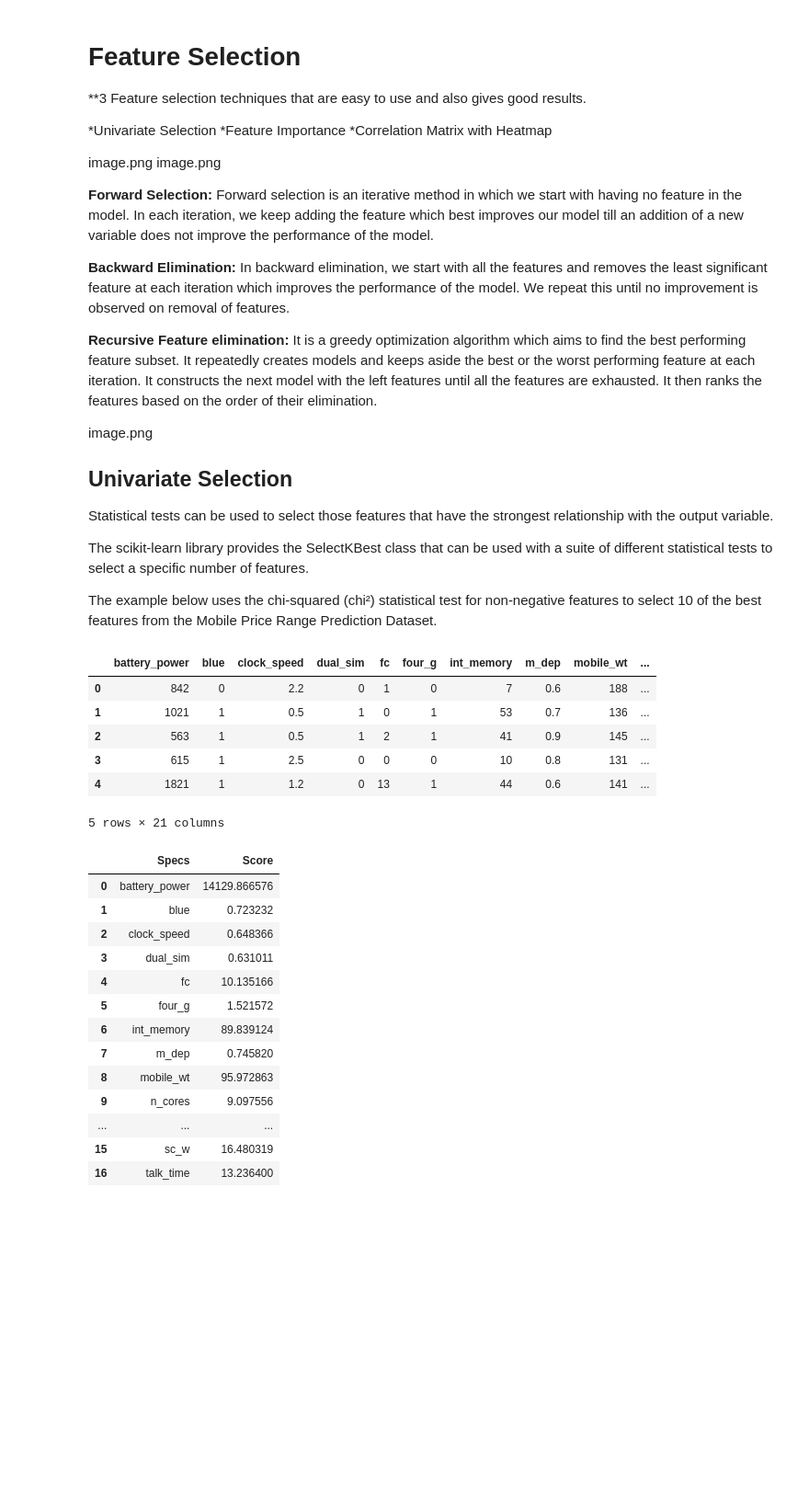
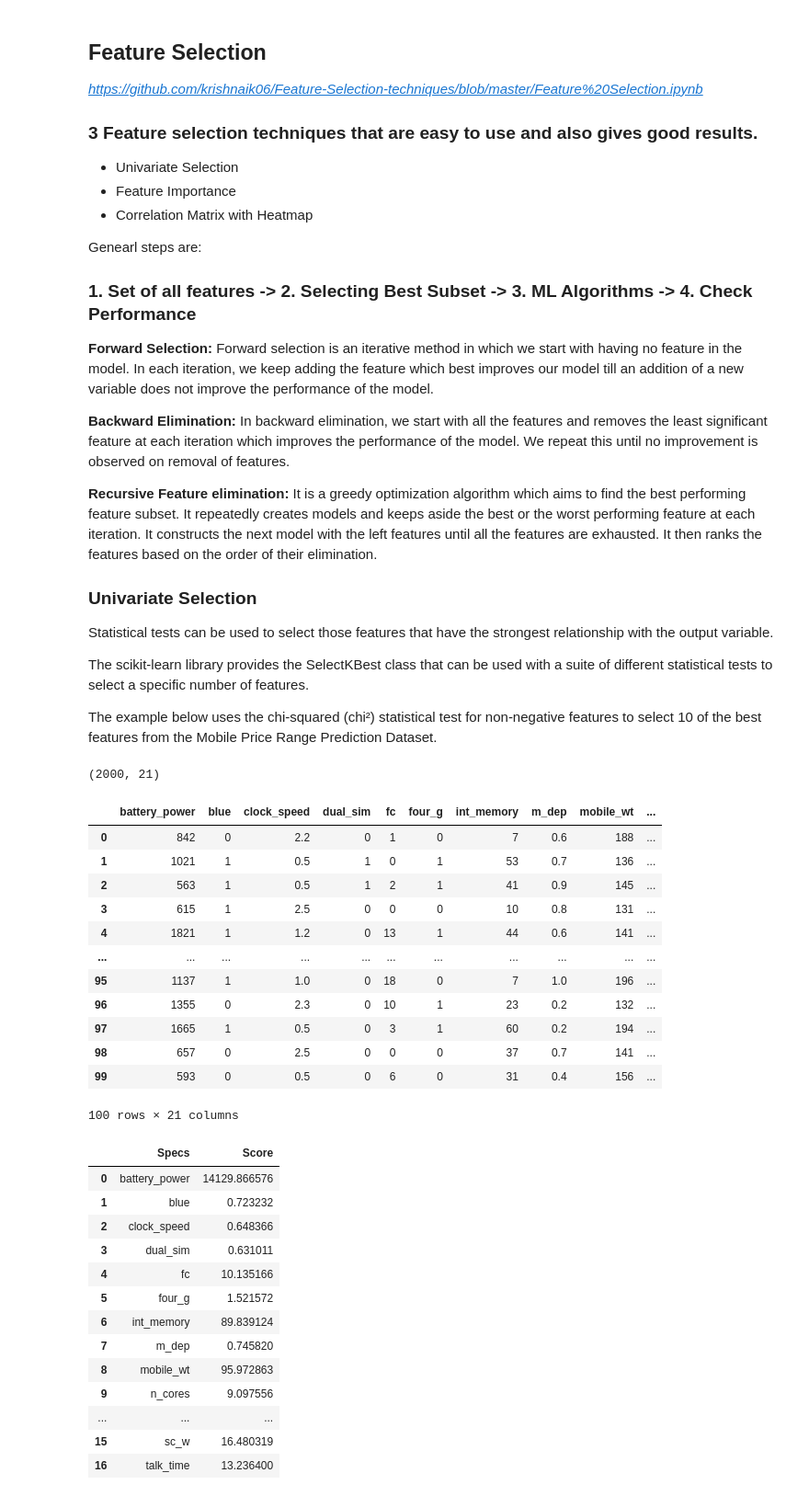
Before and after one commit to kdurbha/BasicExamples, a Jupyter notebook: Feature Selection Techniques.ipynb, the cells around one changed output. Shown at 92% size. Saved outputs shown, nothing was run; the diff lists cells and outputs as text; code cells hidden in the pictures; blank space fills up the shorter version.

```diff
--- a/Feature Selection Techniques.ipynb
+++ b/Feature Selection Techniques.ipynb
@@ -1,13 +1,15 @@
 # %% [markdown]
-# Feature Selection
-**3 Feature selection techniques that are easy to use and also gives good results.
+## Feature Selection
+*https://github.com/krishnaik06/Feature-Selection-techniques/blob/master/Feature%20Selection.ipynb*
 
-*Univariate Selection
-*Feature Importance
-*Correlation Matrix with Heatmap
+### 3 Feature selection techniques that are easy to use and also gives good results.
 
-image.png
-image.png
+* Univariate Selection
+* Feature Importance
+* Correlation Matrix with Heatmap
+
+Genearl steps are:
+### 1. Set of all features -> 2. Selecting Best Subset -> 3. ML Algorithms -> 4. Check Performance
 
 **Forward Selection:** Forward selection is an iterative method in which we start with having no feature in the model. In each iteration, we keep adding the feature which best improves our model till an addition of a new variable does not improve the performance of the model.
 
@@ -15,9 +17,7 @@ image.png
 
 **Recursive Feature elimination:** It is a greedy optimization algorithm which aims to find the best performing feature subset. It repeatedly creates models and keeps aside the best or the worst performing feature at each iteration. It constructs the next model with the left features until all the features are exhausted. It then ranks the features based on the order of their elimination.
 
-image.png
-
-## Univariate Selection
+### Univariate Selection
 
 Statistical tests can be used to select those features that have the strongest relationship with the output variable.
 
@@ -32,14 +32,22 @@ from sklearn.feature_selection import chi2
 data = pd.read_csv("train.csv")
 X = data.iloc[:,0:20]  #independent columns
 y = data.iloc[:,-1]    #target column i.e price range
-# %%
-data.head()
-# %% [output]
-|  | battery_power | blue | clock_speed | dual_sim | fc | four_g | int_memory | m_dep | mobile_wt | ... |
-| 0 | 842 | 0 | 2.2 | 0 | 1 | 0 | 7 | 0.6 | 188 | ... |
-| 1 | 1021 | 1 | 0.5 | 1 | 0 | 1 | 53 | 0.7 | 136 | ... |
-| 2 | 563 | 1 | 0.5 | 1 | 2 | 1 | 41 | 0.9 | 145 | ... |
-| 3 | 615 | 1 | 2.5 | 0 | 0 | 0 | 10 | 0.8 | 131 | ... |
-| 4 | 1821 | 1 | 1.2 | 0 | 13 | 1 | 44 | 0.6 | 141 | ... |
-5 rows × 21 columns
+# %%
+print(data.shape)
+data.head(100)
+# %% [output]
+(2000, 21)
+|  | battery_power | blue | clock_speed | dual_sim | fc | four_g | int_memory | m_dep | mobile_wt | ... |
+| 0 | 842 | 0 | 2.2 | 0 | 1 | 0 | 7 | 0.6 | 188 | ... |
+| 1 | 1021 | 1 | 0.5 | 1 | 0 | 1 | 53 | 0.7 | 136 | ... |
+| 2 | 563 | 1 | 0.5 | 1 | 2 | 1 | 41 | 0.9 | 145 | ... |
+| 3 | 615 | 1 | 2.5 | 0 | 0 | 0 | 10 | 0.8 | 131 | ... |
+| 4 | 1821 | 1 | 1.2 | 0 | 13 | 1 | 44 | 0.6 | 141 | ... |
+| ... | ... | ... | ... | ... | ... | ... | ... | ... | ... | ... |
+| 95 | 1137 | 1 | 1.0 | 0 | 18 | 0 | 7 | 1.0 | 196 | ... |
+| 96 | 1355 | 0 | 2.3 | 0 | 10 | 1 | 23 | 0.2 | 132 | ... |
+| 97 | 1665 | 1 | 0.5 | 0 | 3 | 1 | 60 | 0.2 | 194 | ... |
+| 98 | 657 | 0 | 2.5 | 0 | 0 | 0 | 37 | 0.7 | 141 | ... |
+| 99 | 593 | 0 | 0.5 | 0 | 6 | 0 | 31 | 0.4 | 156 | ... |
+100 rows × 21 columns
 # %%
```
Also changed, not shown: parts of 4 cells of this notebook, 24 other files.
